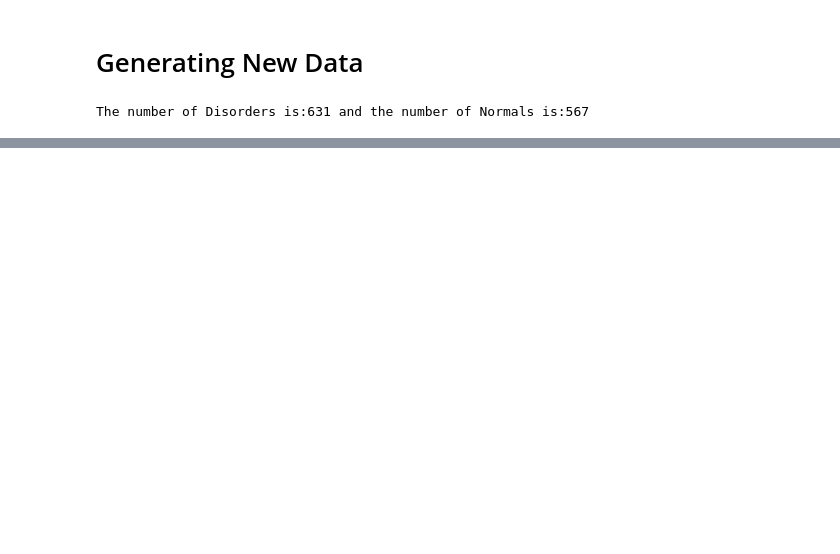
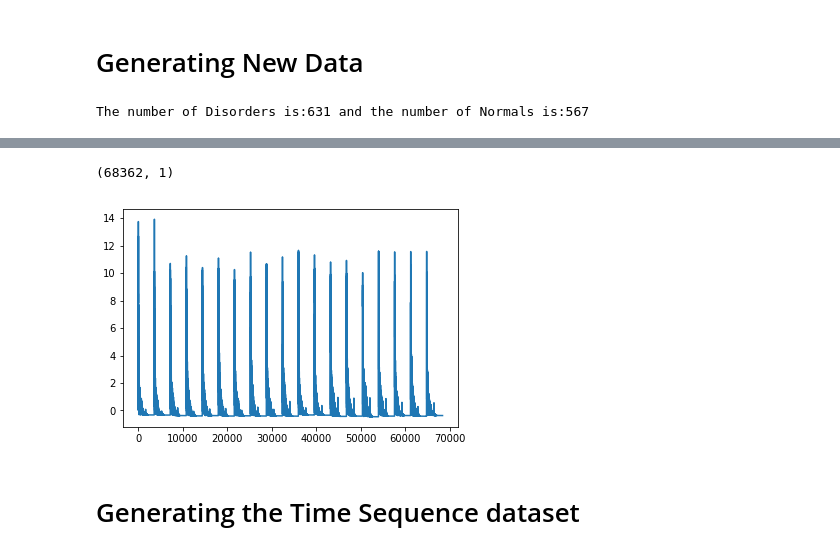
Before and after one commit to alifele/EEG-SelfResearch, a Jupyter notebook: Ensemble.ipynb, the cells around one changed output, grey strips where cells are left out. Saved outputs shown, nothing was run; the diff lists cells and outputs as text; code cells hidden in the pictures; blank space fills up the shorter version.

```diff
--- a/Ensemble.ipynb
+++ b/Ensemble.ipynb
@@ -183,0 +219,8 @@ The Frequency of noise is:50.003255420274755 and the index of the noise is:1500
+# %%
+plt.plot(F_D[2].reshape(-1,1))
+DF_D[2].reshape(-1,1).shape
+# %% [output]
+(68362, 1)
+[figure, added]
+# %% [markdown]
+# Generating the Time Sequence dataset
```
Also changed, not shown: parts of 11 cells of this notebook.
